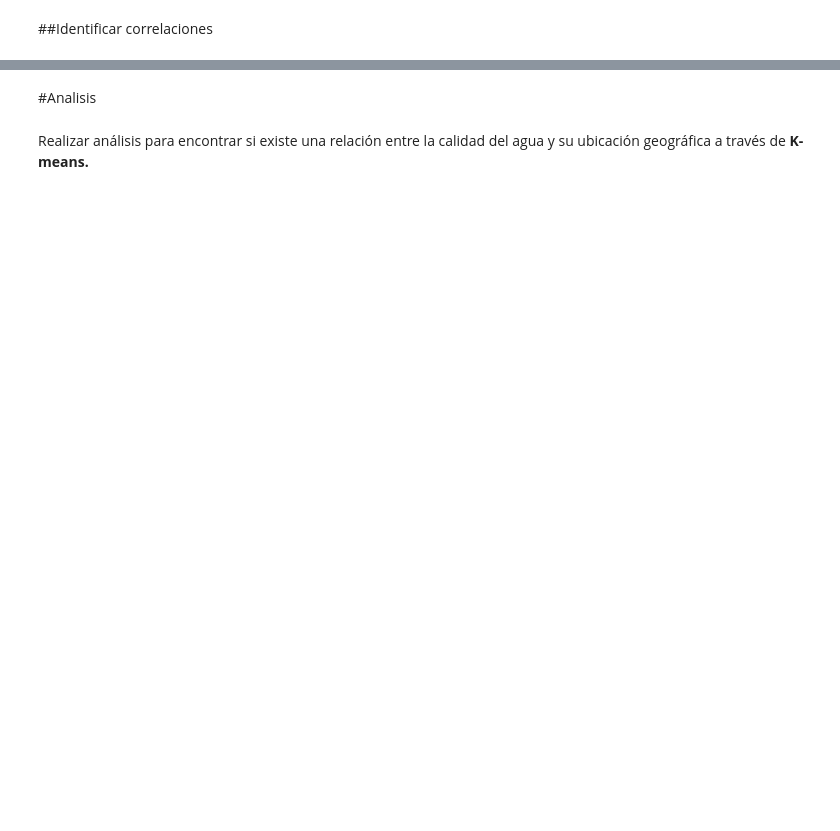
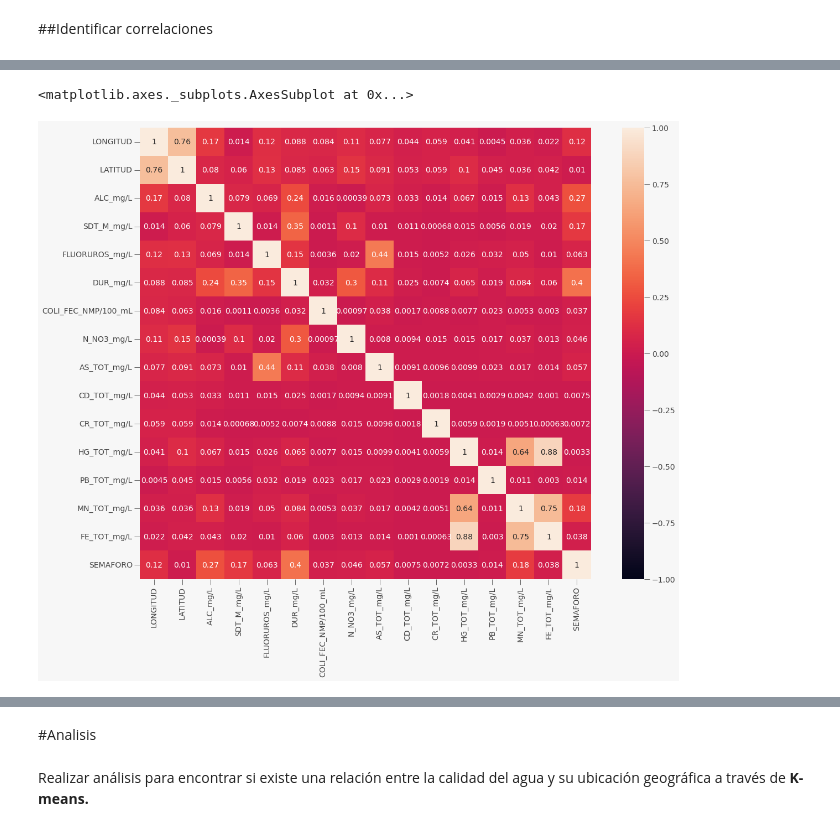
Before and after one commit to PosgradoMNA/actividades-del-projecto-Equipo91, a Jupyter notebook: Reto_Entrega1.ipynb, the cells around one changed output, grey strips where cells are left out. Saved outputs shown, nothing was run; the diff lists cells and outputs as text; code cells hidden in the pictures; blank space fills up the shorter version.

```diff
--- a/Reto_Entrega1.ipynb
+++ b/Reto_Entrega1.ipynb
@@ -516,0 +565,9 @@ ax.tick_params(labelsize = 10)
+# %%
+correlacion = df_sub.corr().abs()
+
+f, ax = plt.subplots(figsize = (20,15))
+
+sns.heatmap(correlacion, vmax = 1, vmin = -1, square = True, annot = True)
+# %% [output]
+<matplotlib.axes._subplots.AxesSubplot at 0x...>
+[figure, added]
```
Also changed, not shown: parts of 85 cells of this notebook.
